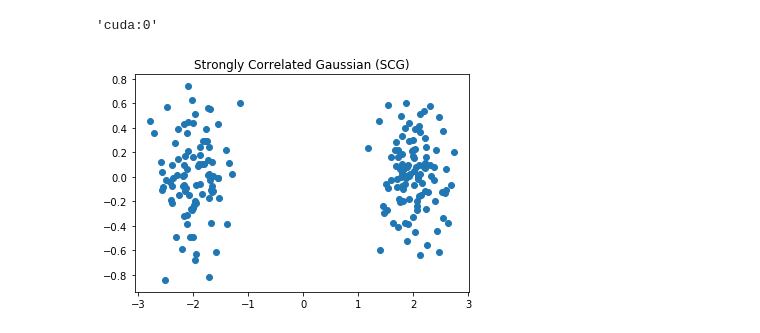
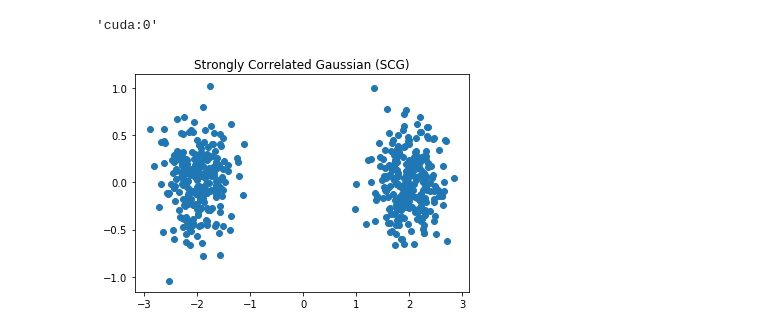
Before and after one commit to nkotelevskii/l2hmc_pytorch, a Jupyter notebook: l2hmc/our_alg_1.ipynb, the cells around one changed output. Cells and saved outputs as stored; diff of their text form; code cells hidden in the pictures.

```diff
--- a/l2hmc/our_alg_1.ipynb
+++ b/l2hmc/our_alg_1.ipynb
@@ -55,10 +55,10 @@ distribution = GMM(mus, covs, pis, device=device)
 
 dynamics = Dynamics(x_dim, distribution.get_energy_function(), T=T, eps=0.1, net_factory=network, device=device)
 # %%
-S = distribution.get_samples(200)
+S = distribution.get_samples(500)
 plt.title('Strongly Correlated Gaussian (SCG)')
 plt.scatter(S[:, 0], S[:, 1])
 plt.show()
 # %% [output]
-[figure, old version]
+[figure, new version]
 # %%
```
Also changed, not shown: parts of 9 cells of this notebook, 4 other files.
